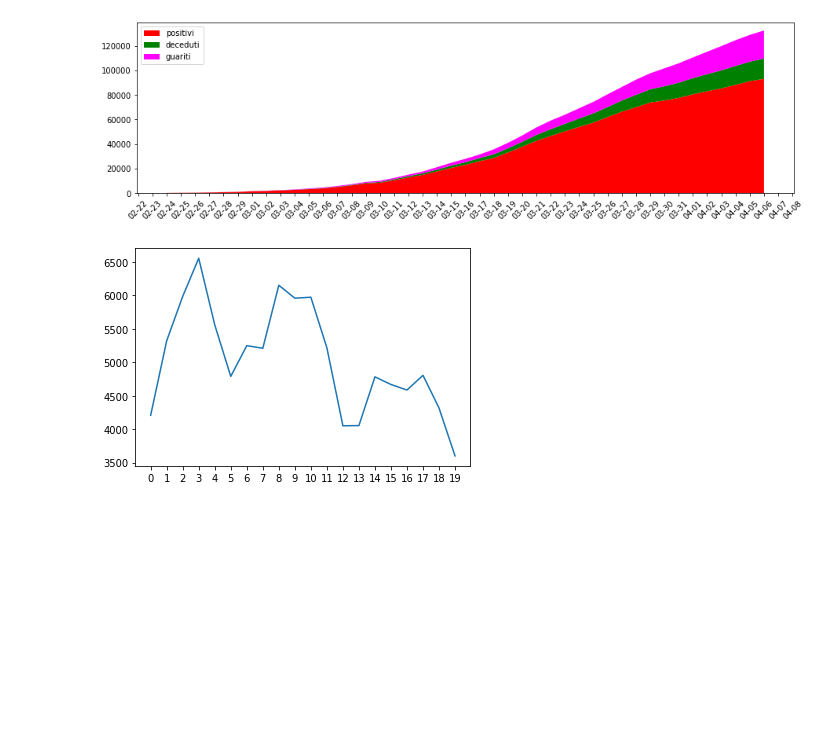
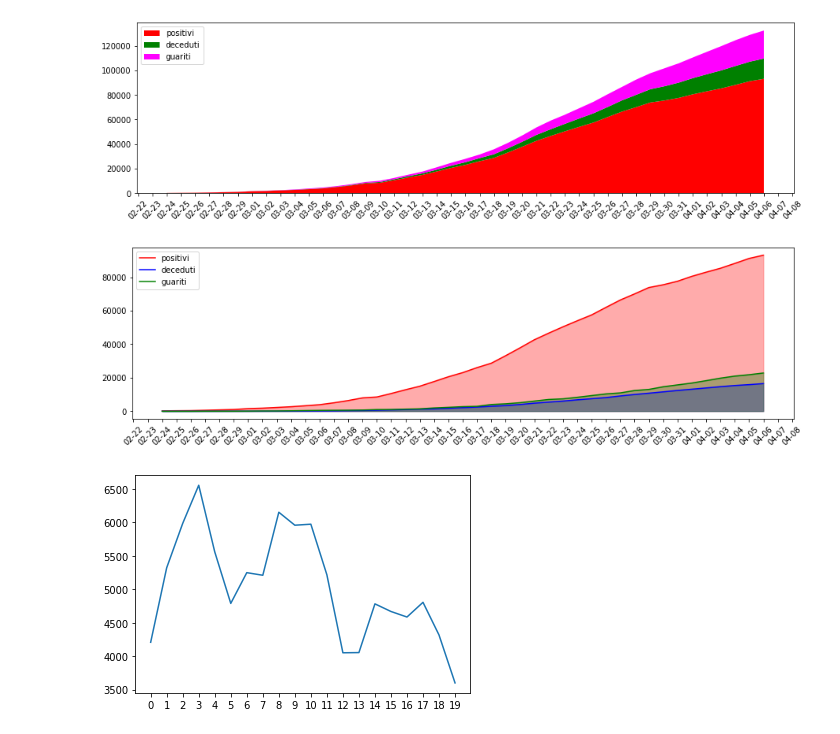
Before and after one commit to Bertonc98/BadCharts, a Jupyter notebook: covid_charts.ipynb, the cells around one changed output. Cells and saved outputs as stored; diff of their text form; code cells hidden in the pictures; blank space fills up the shorter version.

Commit message:
Opacity chart

```diff
--- a/covid_charts.ipynb
+++ b/covid_charts.ipynb
@@ -57,6 +57,25 @@ plt.legend(['positivi', 'deceduti', 'guariti'], loc='upper left')
 plt.show()
 # %% [output]
 [figure]
+# %%
+#Misleading plot with transparent area
+plt.figure(figsize=(15,4))
+ax=plt.gca()
+formatter = mdates.DateFormatter("%m-%d")
+ax.xaxis.set_major_formatter(formatter)
+locator =mdates.DayLocator()
+ax.xaxis.set_major_locator(locator)
+plt.plot(x_values, pos, color='r')
+plt.plot(x_values, dec, color='b')
+plt.plot(x_values, gua, color='g')
+ax.fill_between(x_values, 0, pos, color='r', alpha=0.33)
+ax.fill_between(x_values, 0, dec, color='b', alpha=0.33)
+ax.fill_between(x_values, 0, gua, color='g', alpha=0.33)
+plt.xticks(rotation=45)
+plt.legend(['positivi', 'deceduti', 'guariti'], loc='upper left')
+plt.show()
+# %% [output]
+[figure, added]
 # %%
 #Plot dei dati con asse y manipolato
 #Variazione dei casi positivi
```
